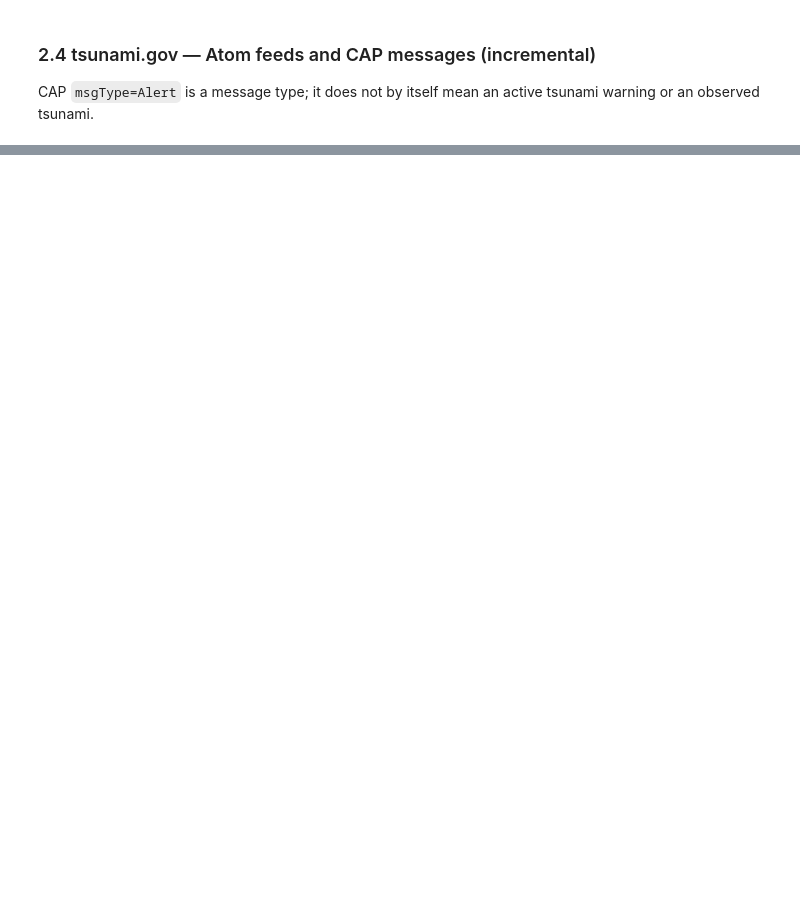
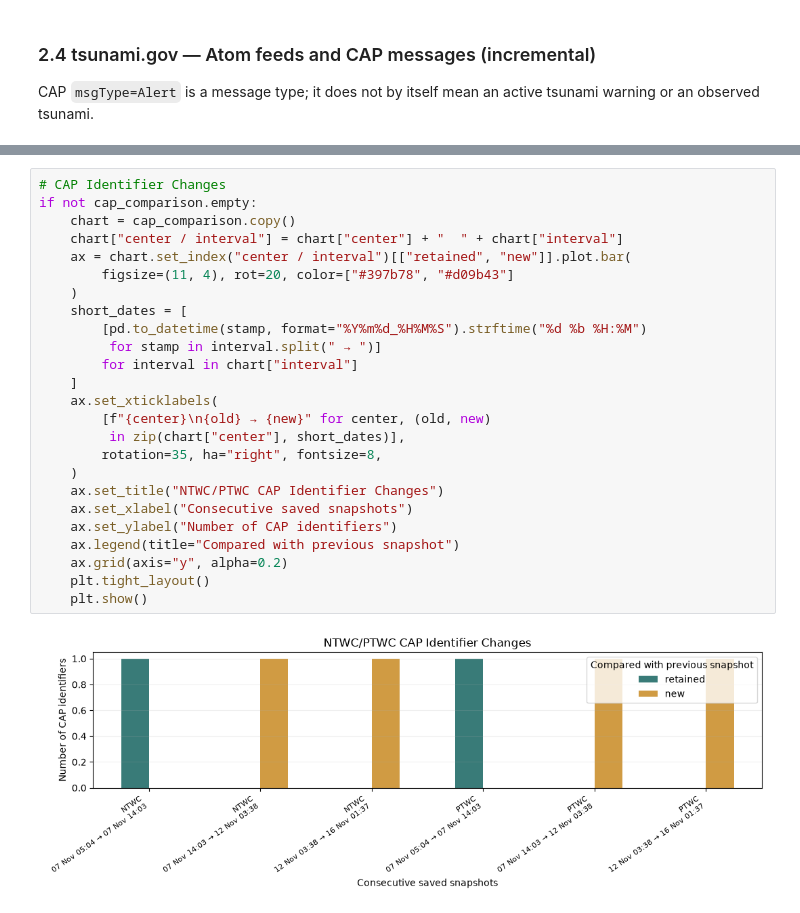
Before and after one commit to g8martinezsilva/tsunami-monitoring, a Jupyter notebook: notebooks/01_source_profiling.ipynb, the cells around one changed output, grey strips where cells are left out. Cells and saved outputs as stored; diff of their text form; blank space fills up the shorter version.

```diff
--- a/notebooks/01_source_profiling.ipynb
+++ b/notebooks/01_source_profiling.ipynb
@@ -1420,0 +1183,27 @@ Candidate only: PHEB-1-26297050 / us6000u4r9 | time difference +24.01 h | distan
+# %%
+# CAP Identifier Changes
+if not cap_comparison.empty:
+    chart = cap_comparison.copy()
+    chart["center / interval"] = chart["center"] + "  " + chart["interval"]
+    ax = chart.set_index("center / interval")[["retained", "new"]].plot.bar(
+        figsize=(11, 4), rot=20, color=["#397b78", "#d09b43"]
+    )
+    short_dates = [
+        [pd.to_datetime(stamp, format="%Y%m%d_%H%M%S").strftime("%d %b %H:%M")
+         for stamp in interval.split(" → ")]
+        for interval in chart["interval"]
+    ]
+    ax.set_xticklabels(
+        [f"{center}\n{old} → {new}" for center, (old, new)
+         in zip(chart["center"], short_dates)],
+        rotation=35, ha="right", fontsize=8,
+    )
+    ax.set_title("NTWC/PTWC CAP Identifier Changes")
+    ax.set_xlabel("Consecutive saved snapshots")
+    ax.set_ylabel("Number of CAP identifiers")
+    ax.legend(title="Compared with previous snapshot")
+    ax.grid(axis="y", alpha=0.2)
+    plt.tight_layout()
+    plt.show()
+# %% [output]
+[figure, added]
```
Also changed, not shown: parts of 99 cells of this notebook, 9 other files.
